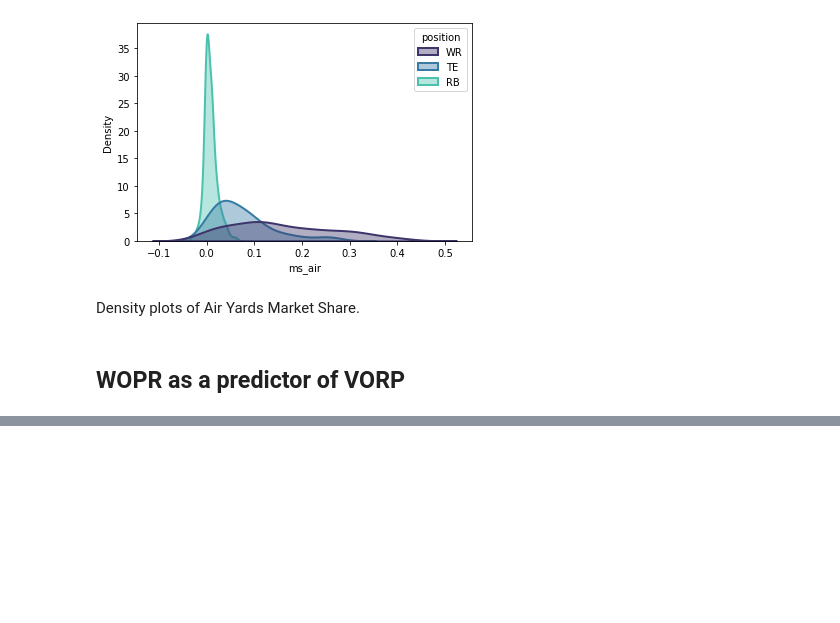
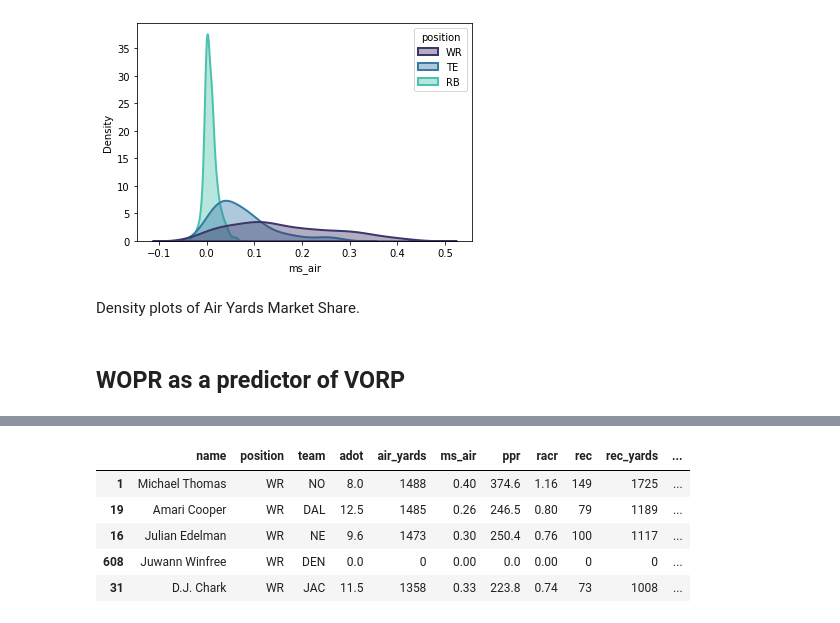
Before and after one commit to vishal-chandra/ExploringAirYards, a Jupyter notebook: ExploringAirYards.ipynb, the cells around one changed output, grey strips where cells are left out. Drawn from its saved outputs; the diff is of its cells as text; code cells hidden in the pictures; blank space fills up the shorter version.

```diff
--- a/ExploringAirYards.ipynb
+++ b/ExploringAirYards.ipynb
@@ -117,3 +126,4 @@ vorp_df = vorp_df.loc[
     (vorp_df['POS'].str.contains('K') == False) &
     (vorp_df['POS'].str.contains('DST') == False)
 ]
+vorp_df.sort_values('POS', inplace=True)
@@ -119,0 +146,14 @@ vorp_df = vorp_df.loc[
+# %%
+# fill in VORP data from vorp df
+air_vorp_df['vorp'] = air_vorp_df.apply(
+    lambda row: vorp_df.loc[vorp_df['Player'].str.contains(row['name']) == True]['VORP'],
+    axis=1
+)
+air_vorp_df.head()
+# %% [output]
+|  | name | position | team | adot | air_yards | ms_air | ppr | racr | rec | rec_yards | ... |
+| 1 | Michael Thomas | WR | NO | 8.0 | 1488 | 0.40 | 374.6 | 1.16 | 149 | 1725 | ... |
+| 19 | Amari Cooper | WR | DAL | 12.5 | 1485 | 0.26 | 246.5 | 0.80 | 79 | 1189 | ... |
+| 16 | Julian Edelman | WR | NE | 9.6 | 1473 | 0.30 | 250.4 | 0.76 | 100 | 1117 | ... |
+| 608 | Juwann Winfree | WR | DEN | 0.0 | 0 | 0.00 | 0.0 | 0.00 | 0 | 0 | ... |
+| 31 | D.J. Chark | WR | JAC | 11.5 | 1358 | 0.33 | 223.8 | 0.74 | 73 | 1008 | ... |
```
Also changed, not shown: parts of 6 cells of this notebook, 1 other file.
